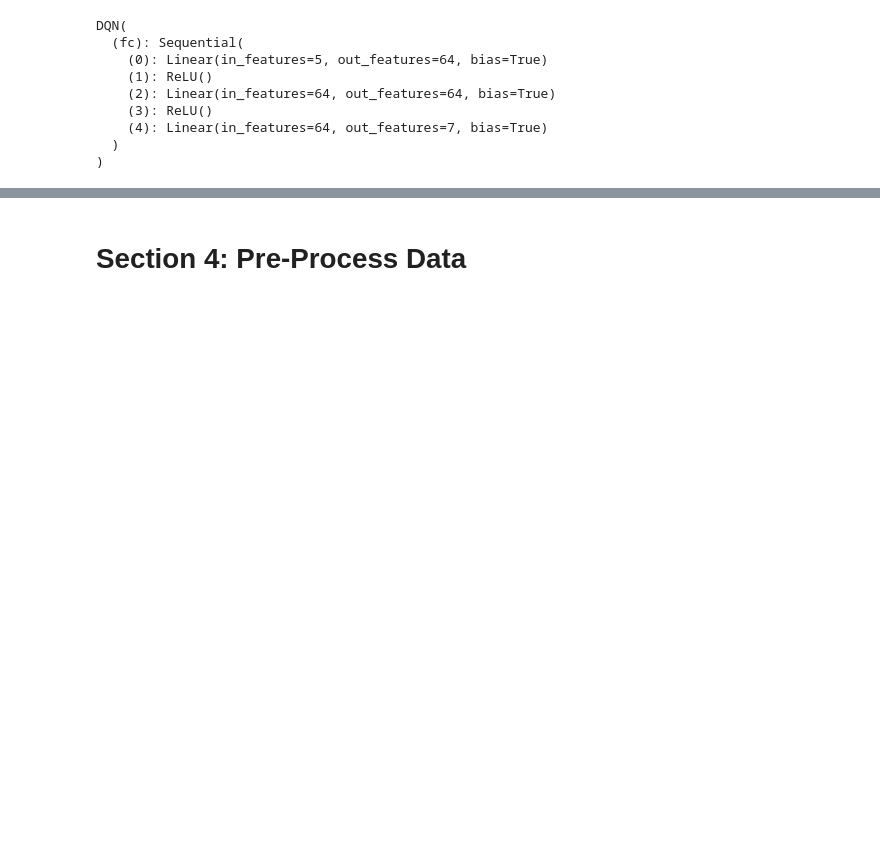
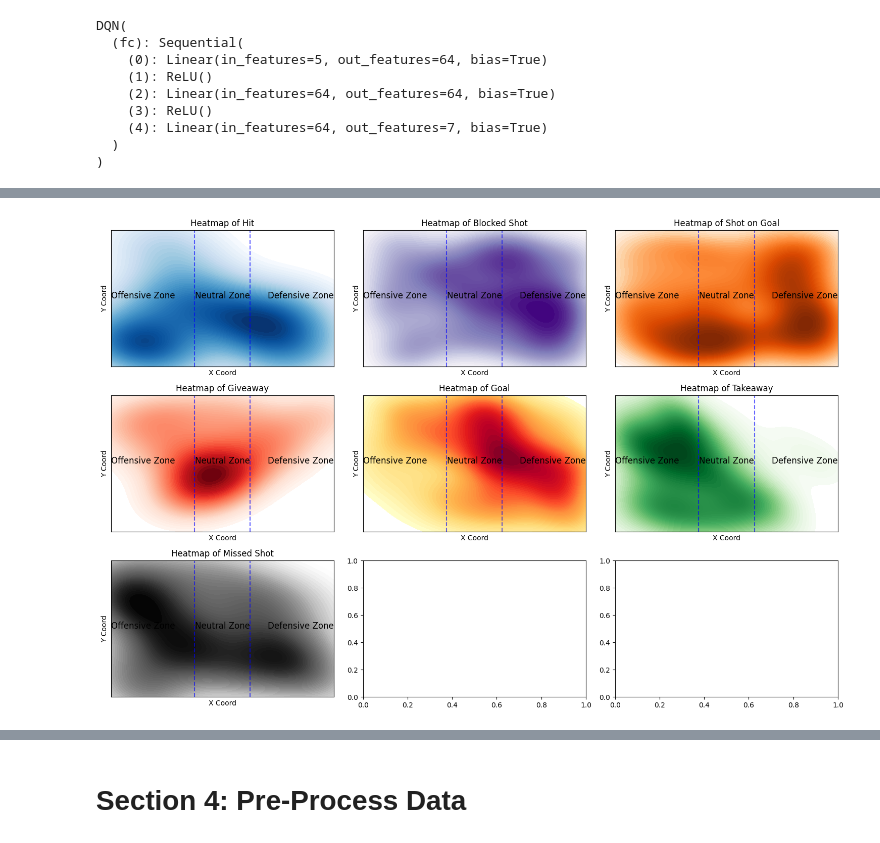
Before and after one commit to stewmckendry/Project-4---NHL-Plays, a Jupyter notebook: notebooks/Hockey_Coach.ipynb, the cells around one changed output, grey strips where cells are left out. Cells and saved outputs as stored; diff of their text form; code cells hidden in the pictures; blank space fills up the shorter version.

```diff
--- a/notebooks/Hockey_Coach.ipynb
+++ b/notebooks/Hockey_Coach.ipynb
@@ -458,0 +821,48 @@ Selected Action: 2 -> Takeaway
+# %%
+# Plot heatmaps for each action type showing where on the rink the AI makes different plays.
+# Version 2 with zone overlays (Offensive, Neutral, Defensive)
+
+# Define rink zones
+zone_lines = [-25, 25]  # Boundaries between defensive/neutral/offensive zones (Neutral Zone: -25 to 25 on x-axis)
+
+# Create heatmaps with zone overlays
+fig, axes = plt.subplots(3, 3, figsize=(15, 10))  # 3x3 grid for 7 actions
+axes = axes.flatten()
+
+for idx, action in enumerate(df_log["Action Name"].unique()):
+    ax = axes[idx]
+
+    # Filter data for this action
+    df_action = df_log[df_log["Action Name"] == action]
+
+    # Create heatmap
+    sns.kdeplot(
+        x=df_action["X Coord"], y=df_action["Y Coord"],
+        cmap=action_colors[action], fill=True, ax=ax, levels=50
+    )
+
+    # Draw zone boundaries
+    for x in zone_lines:
+        ax.axvline(x=x, color="blue", linestyle="dashed", alpha=0.6)
+
+    # Label zones
+    ax.text(-100, 0, 'Offensive Zone', fontsize=12, color='black', ha='left')
+    ax.text(0, 0, 'Neutral Zone', fontsize=12, color='black', ha='center')
+    ax.text(100, 0, 'Defensive Zone', fontsize=12, color='black', ha='right')
+
+    # Title and formatting
+    ax.set_title(f"Heatmap of {action}")
+    ax.set_xlim(-100, 100)  # Full rink width
+    ax.set_ylim(-50, 50)  # Full rink height
+    ax.set_xticks([])
+    ax.set_yticks([])
+
+plt.tight_layout()
+
+# Save heatmap
+datetime = pd.Timestamp.now().strftime("%Y%m%d_%H%M%S")
+plt.savefig(f"../outputs/heatmap_{datetime}.png", bbox_inches='tight')
+
+plt.show()
+# %% [output]
+[figure, added]
```
Also changed, not shown: parts of 19 cells of this notebook, 6 other files.
